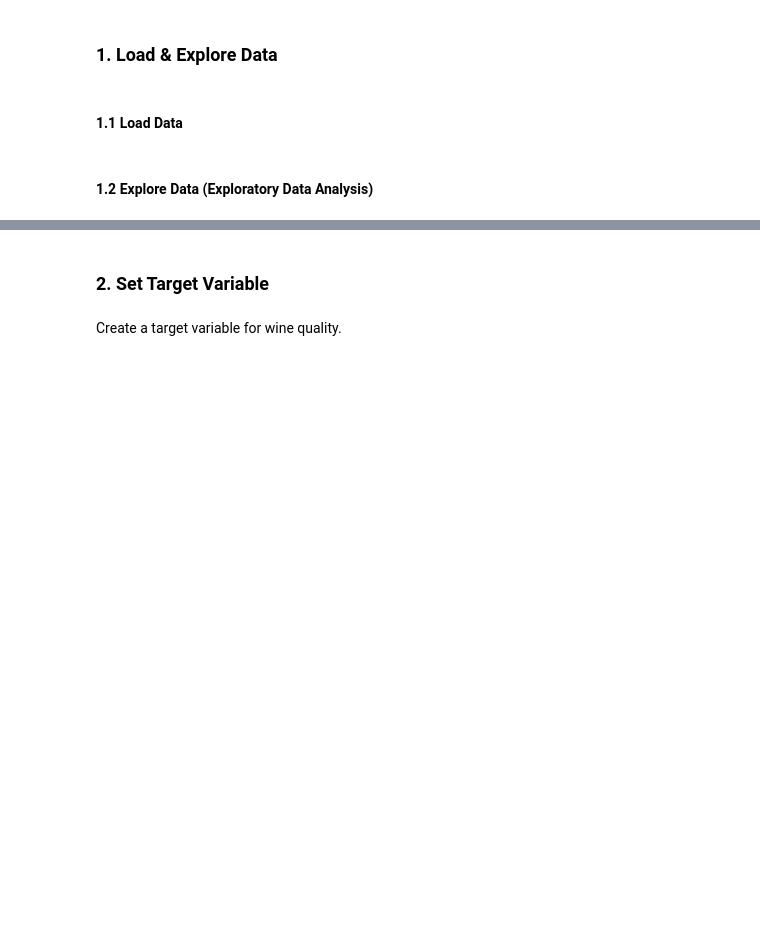
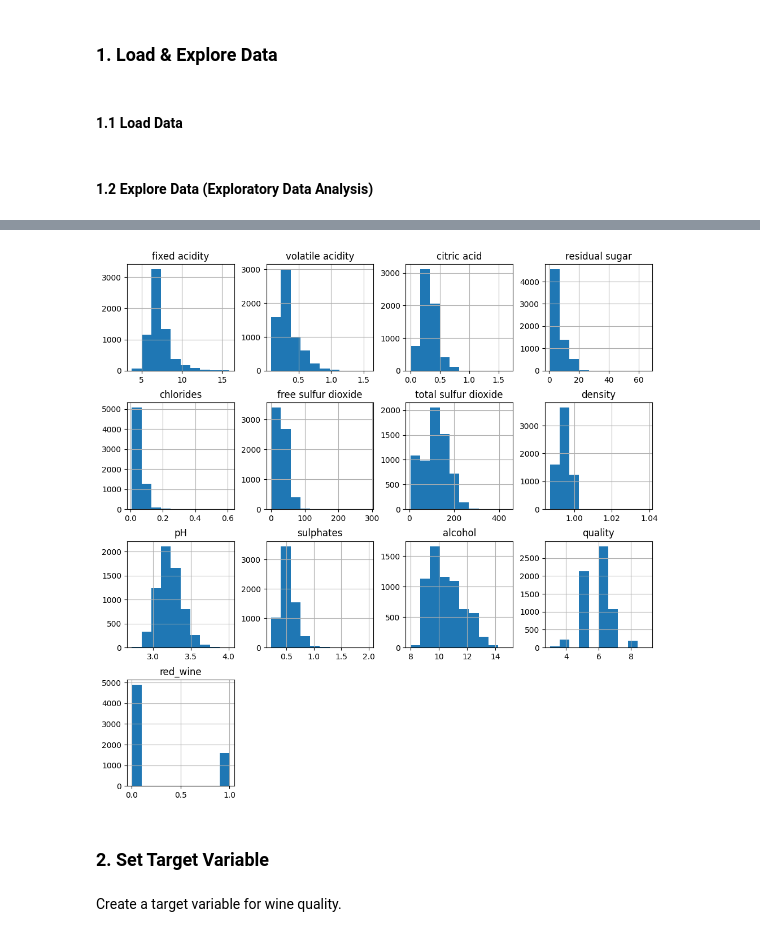
Before and after one commit to CDan07/IOD, a Jupyter notebook: Labs/Module 4/IOD_Lab 4.2.1.ipynb, the cells around one changed output, grey strips where cells are left out. Drawn from its saved outputs; the diff is of its cells as text; code cells hidden in the pictures; blank space fills up the shorter version.

```diff
--- a/Labs/Module 4/IOD_Lab 4.2.1.ipynb
+++ b/Labs/Module 4/IOD_Lab 4.2.1.ipynb
@@ -25,3 +73,8 @@ wine_csv = pd.read_csv('C:/IOD/Data/winequality_merged.csv')
+# %%
+wine_csv.hist(figsize=(12,12))
+plt.show()
+# %% [output]
+[figure, added]
 # %% [markdown]
 ### 2. Set Target Variable
 # %% [markdown]
```
Also changed, not shown: parts of 12 cells of this notebook.
